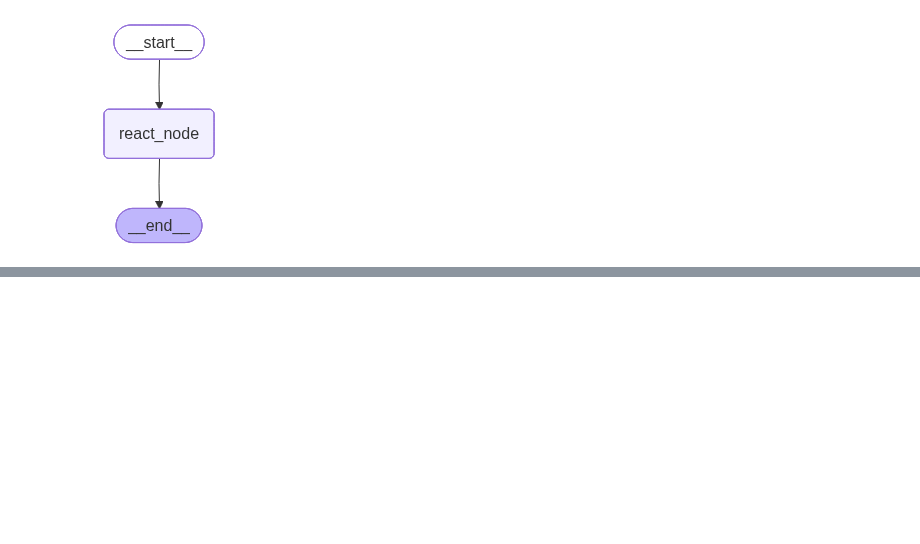
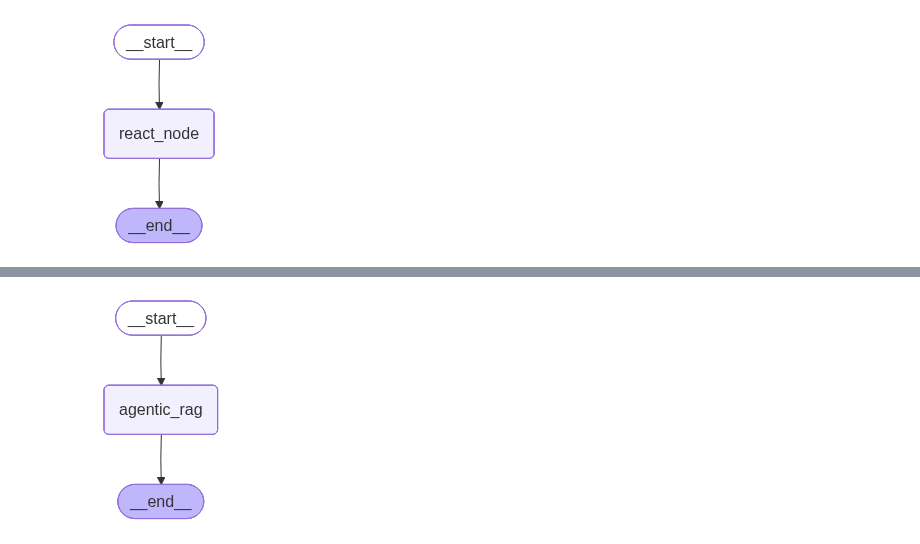
Before and after one commit to arnavbhatiamait/Agentic-Ai-and-Rag-Krish-naik, a Jupyter notebook: 16-AgenticRag/2-ReAct-Rag.ipynb, the cells around one changed output, grey strips where cells are left out. Drawn from its saved outputs; the diff is of its cells as text; code cells hidden in the pictures; blank space fills up the shorter version.

```diff
--- a/16-AgenticRag/2-ReAct-Rag.ipynb
+++ b/16-AgenticRag/2-ReAct-Rag.ipynb
@@ -123,0 +233,13 @@ Agent loops highlight the importance of designing autonomous agents with clear g
+# %%
+class AgentState(TypedDict):
+    messages: Annotated[Sequence[BaseMessage], add_messages]
+# %%
+builder = StateGraph(AgentState)
+builder.add_node("agentic_rag", react_node)
+builder.set_entry_point("agentic_rag")
+builder.add_edge("agentic_rag", END)
+
+graph = builder.compile()
+graph
+# %% [output]
+[figure, added]
```
Also changed, not shown: parts of 10 cells of this notebook.
